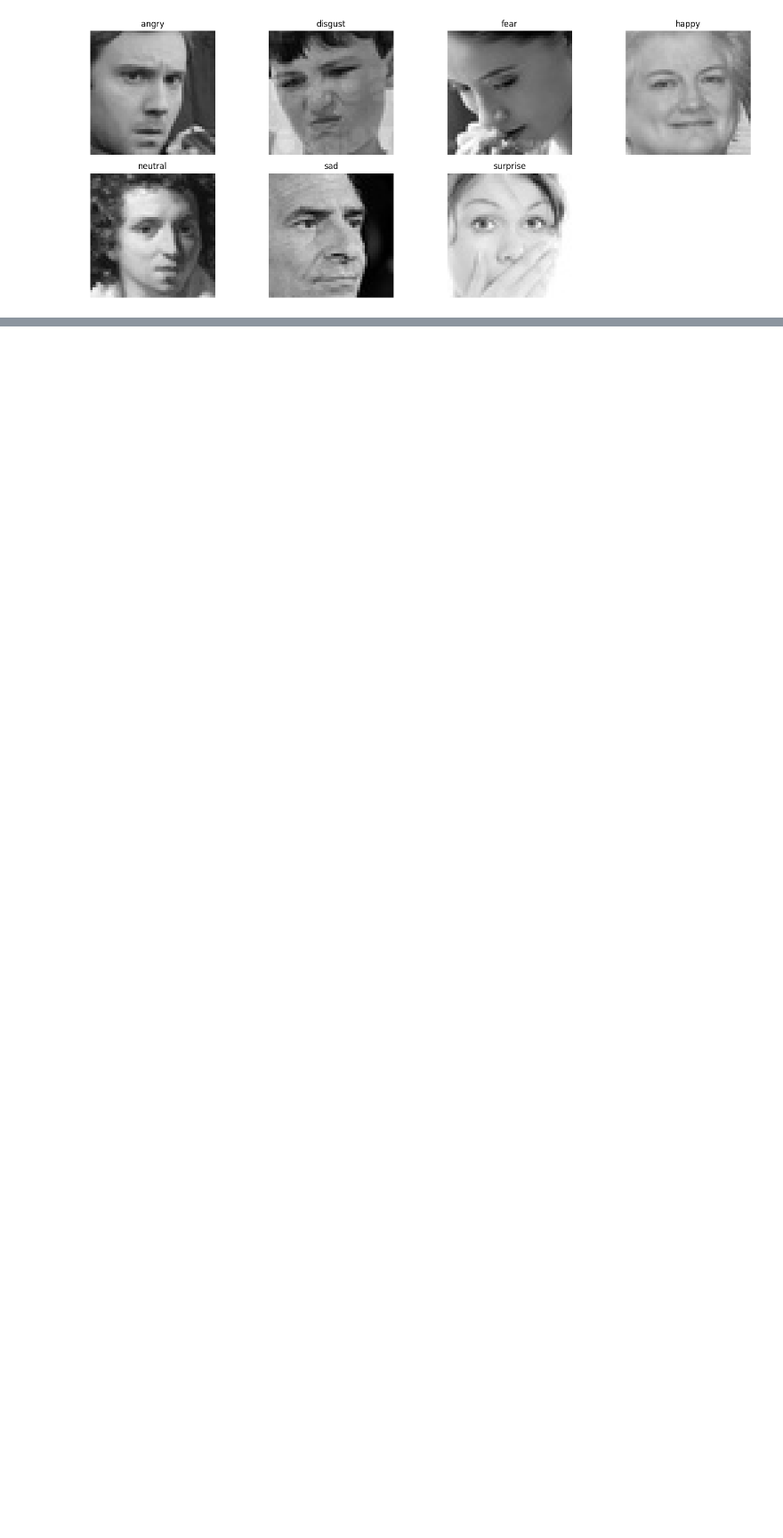
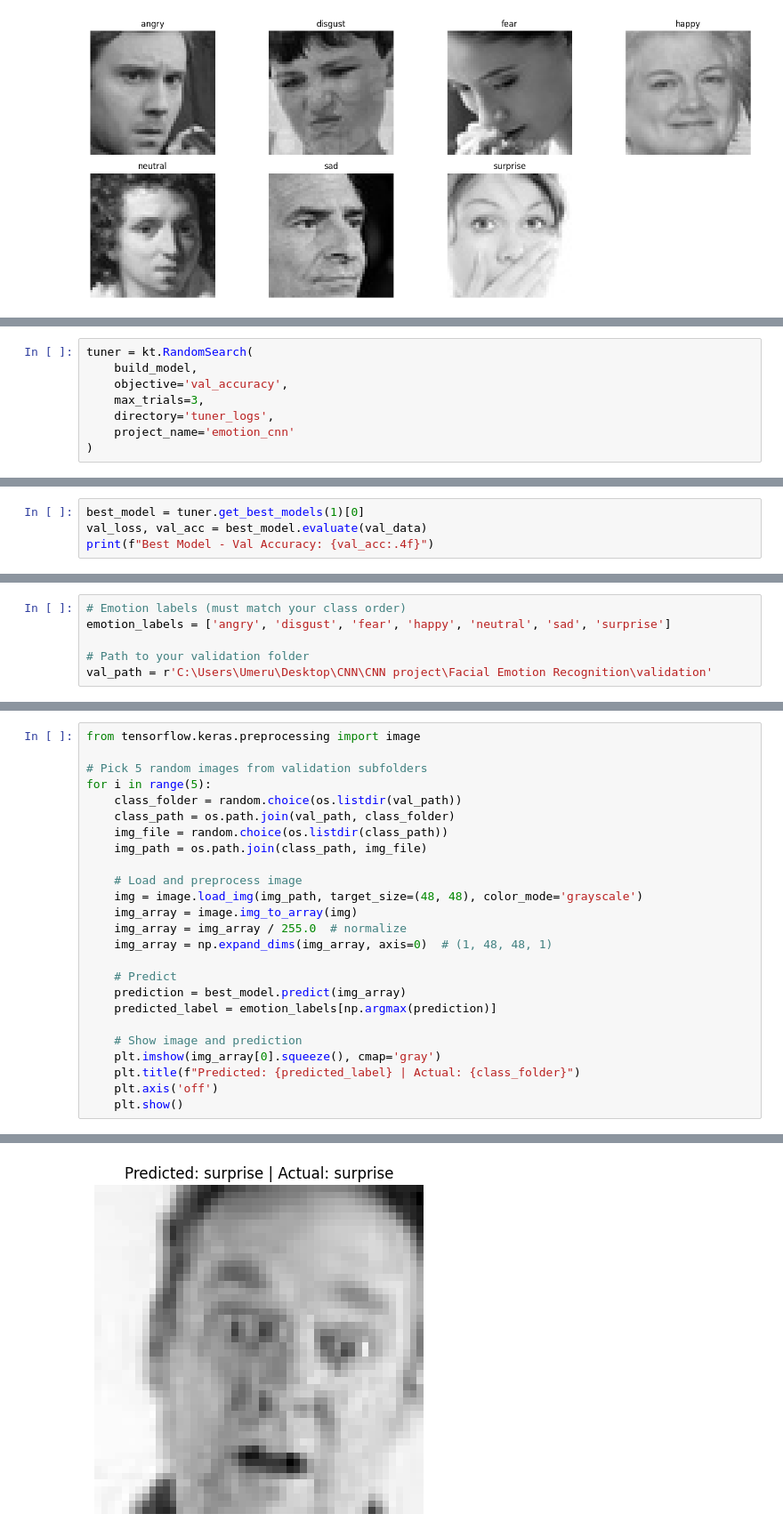
Before and after one commit to umerulla/Facial-Emotion-Recognition, a Jupyter notebook: Facial Emotion Recognition.ipynb, the cells around one changed output, grey strips where cells are left out. Shown at 89% size. Saved outputs shown, nothing was run; the diff lists cells and outputs as text; blank space fills up the shorter version.

```diff
--- a/Facial Emotion Recognition.ipynb
+++ b/Facial Emotion Recognition.ipynb
@@ -124,0 +275,8 @@ plt.show()
+# %%
+tuner = kt.RandomSearch(
+    build_model,
+    objective='val_accuracy',
+    max_trials=3,
+    directory='tuner_logs',
+    project_name='emotion_cnn'
+)
@@ -124,0 +291,4 @@ plt.show()
+# %%
+best_model = tuner.get_best_models(1)[0]
+val_loss, val_acc = best_model.evaluate(val_data)
+print(f"Best Model - Val Accuracy: {val_acc:.4f}")
@@ -124,0 +325,6 @@ plt.show()
+# %%
+# Emotion labels (must match your class order)
+emotion_labels = ['angry', 'disgust', 'fear', 'happy', 'neutral', 'sad', 'surprise']
+
+# Path to your validation folder
+val_path = r'C:\Users\Umeru\Desktop\CNN\CNN project\Facial Emotion Recognition\validation'
@@ -124,0 +333,26 @@ plt.show()
+# %%
+from tensorflow.keras.preprocessing import image
+
+# Pick 5 random images from validation subfolders
+for i in range(5):
+    class_folder = random.choice(os.listdir(val_path))
+    class_path = os.path.join(val_path, class_folder)
+    img_file = random.choice(os.listdir(class_path))
+    img_path = os.path.join(class_path, img_file)
+
+    # Load and preprocess image
+    img = image.load_img(img_path, target_size=(48, 48), color_mode='grayscale')
+    img_array = image.img_to_array(img)
+    img_array = img_array / 255.0  # normalize
+    img_array = np.expand_dims(img_array, axis=0)  # (1, 48, 48, 1)
+
+    # Predict
+    prediction = best_model.predict(img_array)
+    predicted_label = emotion_labels[np.argmax(prediction)]
+
+    # Show image and prediction
+    plt.imshow(img_array[0].squeeze(), cmap='gray')
+    plt.title(f"Predicted: {predicted_label} | Actual: {class_folder}")
+    plt.axis('off')
+    plt.show()
+# %% [output]
@@ -124,0 +360 @@ plt.show()
+[figure, added]
```
Also changed, not shown: parts of 17 cells of this notebook.
